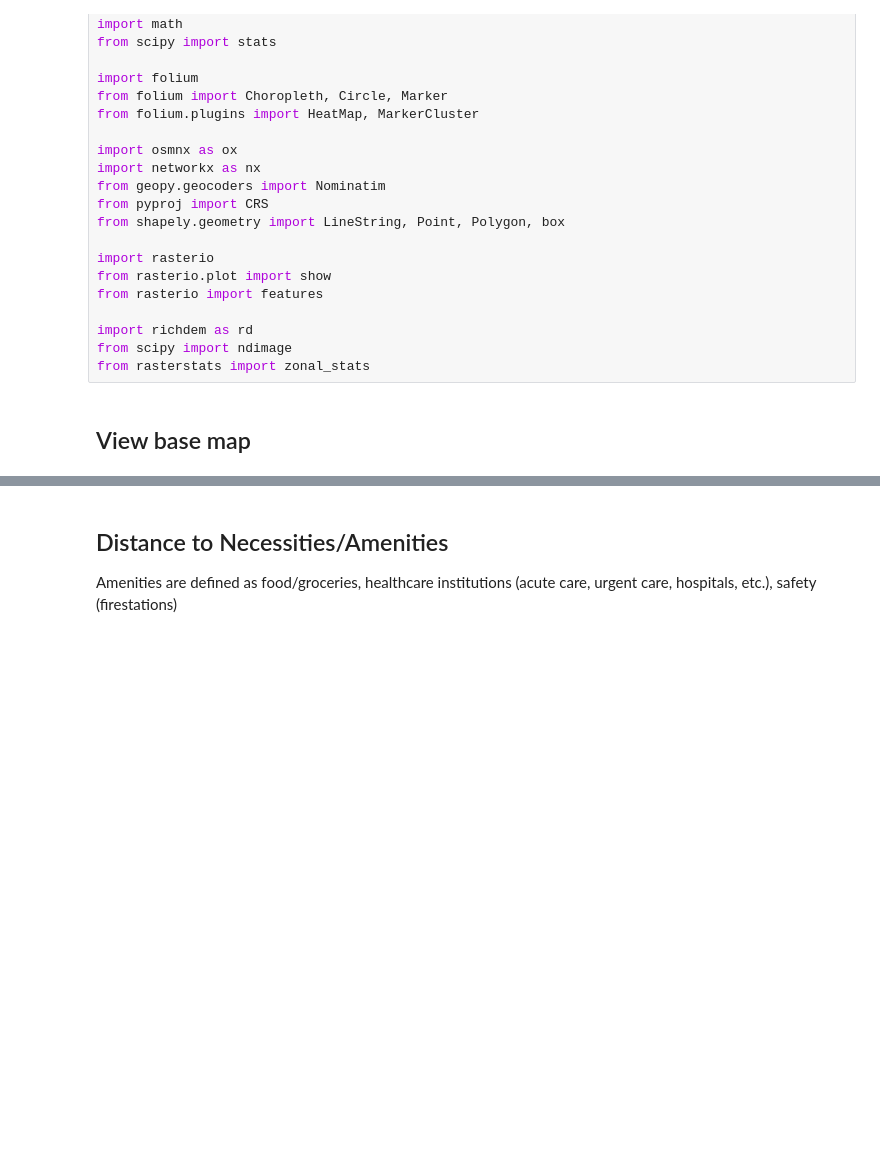
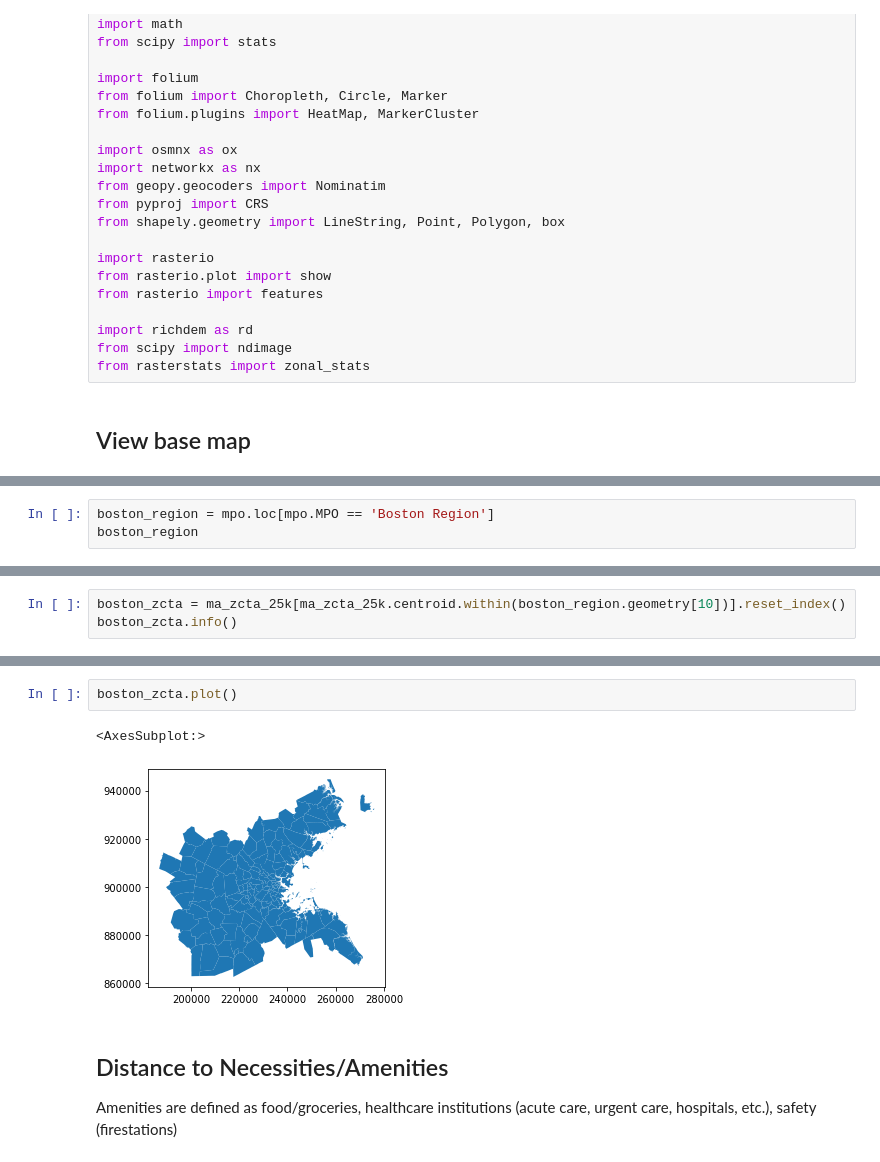
Before and after one commit to jcheng02/uep239-final-project, a Jupyter notebook: jcheng02_uep239_final_project.ipynb, the cells around one changed output, grey strips where cells are left out. Drawn from its saved outputs; the diff is of its cells as text; blank space fills up the shorter version.

```diff
--- a/jcheng02_uep239_final_project.ipynb
+++ b/jcheng02_uep239_final_project.ipynb
@@ -81,0 +168,3 @@ ma_zcta.plot()
+# %%
+boston_region = mpo.loc[mpo.MPO == 'Boston Region']
+boston_region
@@ -81,0 +174,3 @@ ma_zcta.plot()
+# %%
+boston_zcta = ma_zcta_25k[ma_zcta_25k.centroid.within(boston_region.geometry[10])].reset_index()
+boston_zcta.info()
@@ -82,3 +214,8 @@ ma_zcta.plot()
+# %%
+boston_zcta.plot()
+# %% [output]
+<AxesSubplot:>
+[figure, added]
 # %% [markdown]
 ## Distance to Necessities/Amenities
 Amenities are defined as food/groceries, healthcare institutions (acute care, urgent care, hospitals, etc.), safety (firestations)
```
Also changed, not shown: parts of 15 cells of this notebook.
